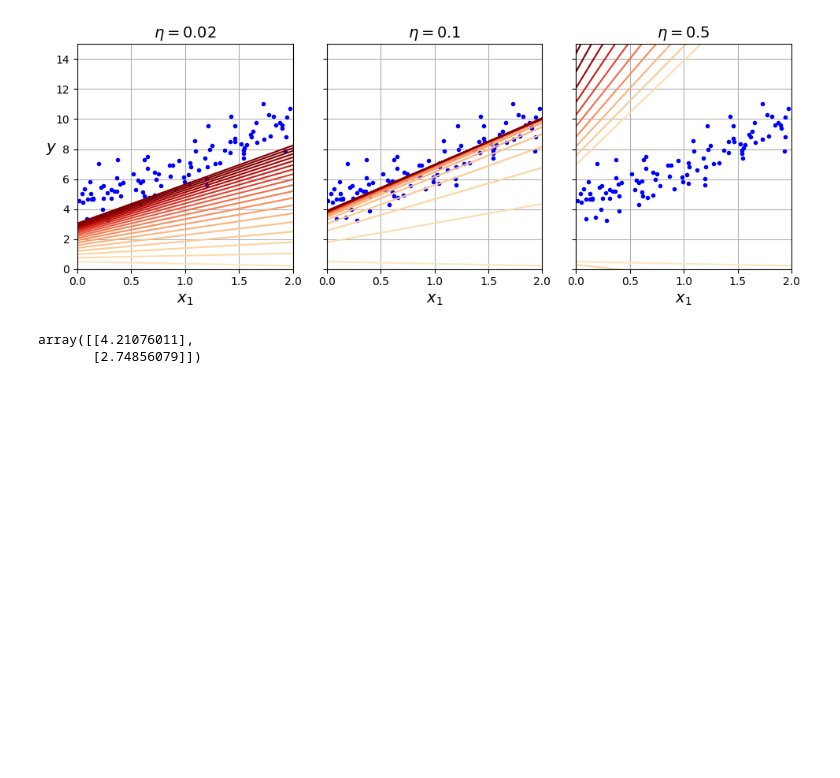
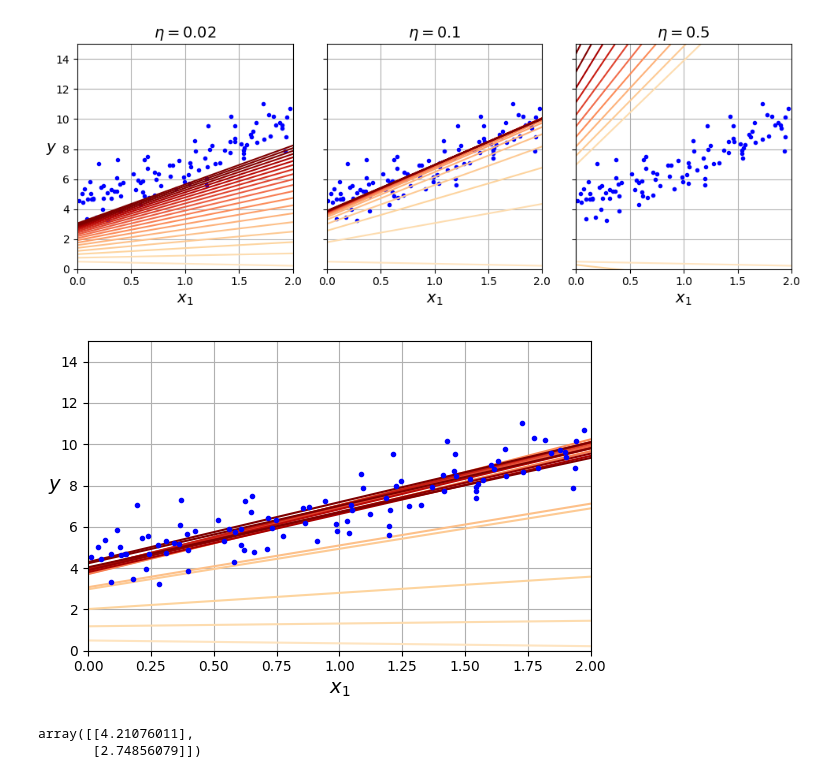
Before and after one commit to Dailydevloper/trainig_models, a Jupyter notebook: training_models.ipynb, the cells around one changed output. Saved outputs shown, nothing was run; the diff lists cells and outputs as text; code cells hidden in the pictures; blank space fills up the shorter version.

```diff
--- a/training_models.ipynb
+++ b/training_models.ipynb
@@ -160,24 +160,46 @@ save_fig("gradient_descent_plot")
 plt.show()
 # %% [output]
 [figure]
+# %%
+theta_path_sgd = []
 # %%
 n_epochs = 50
 t0, t1 = 5, 50
 
 def learning_schedule(t):
     return t0 / (t + t1)
 
 np.random.seed(42)
-theta = np.random.randn(2,1)
+theta = np.random.randn(2, 1)
+
+n_shown = 20
+plt.figure(figsize=(6, 4))
 
 for epoch in range(n_epochs):
     for iteration in range(m):
+
+        if epoch == 0 and iteration < n_shown:
+            y_predict = X_new_b @ theta
+            color = mpl.colors.rgb2hex(plt.cm.OrRd(iteration / n_shown + 0.15))
+            plt.plot(X_new, y_predict, color=color)
+
         random_index = np.random.randint(m)
         xi = X_b[random_index : random_index + 1]
         yi = y[random_index : random_index + 1]
         gradients = 2 * xi.T @ (xi @ theta - yi)
         eta = learning_schedule(epoch * m + iteration)
         theta = theta - eta * gradients
+        theta_path_sgd.append(theta)
+
+plt.plot(X, y, "b.")
+plt.xlabel("$x_1$")
+plt.ylabel("$y$", rotation=0)
+plt.axis([0, 2, 0, 15])
+plt.grid()
+save_fig("sgd_plot")
+plt.show()
+# %% [output]
+[figure, added]
 # %%
 theta
 # %% [output]
```
Also changed, not shown: parts of 26 cells of this notebook, 12 other files.
